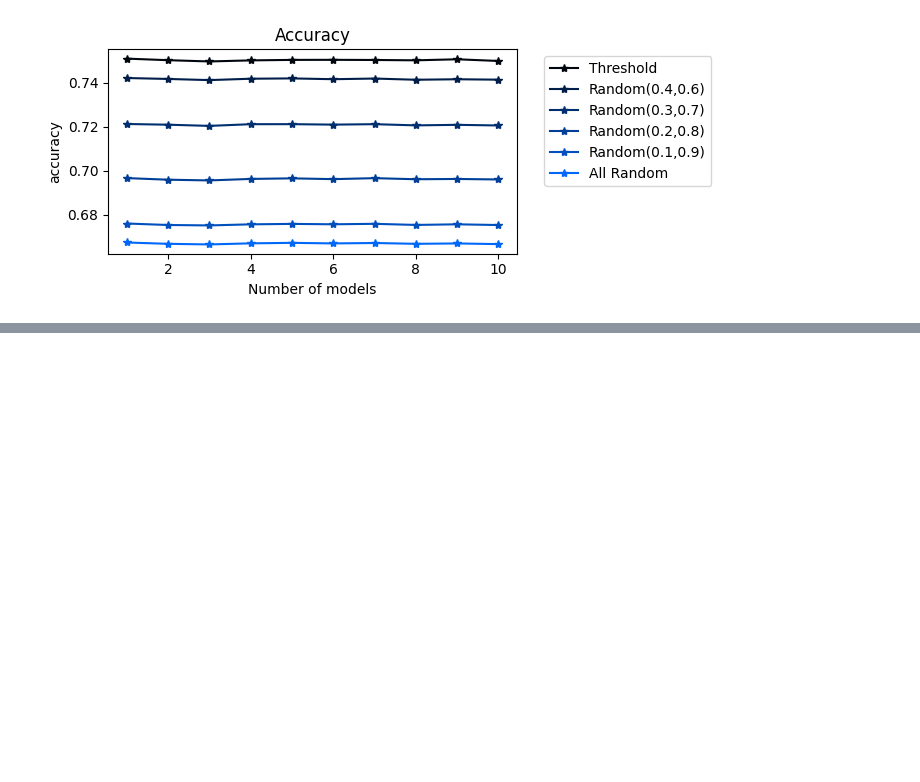
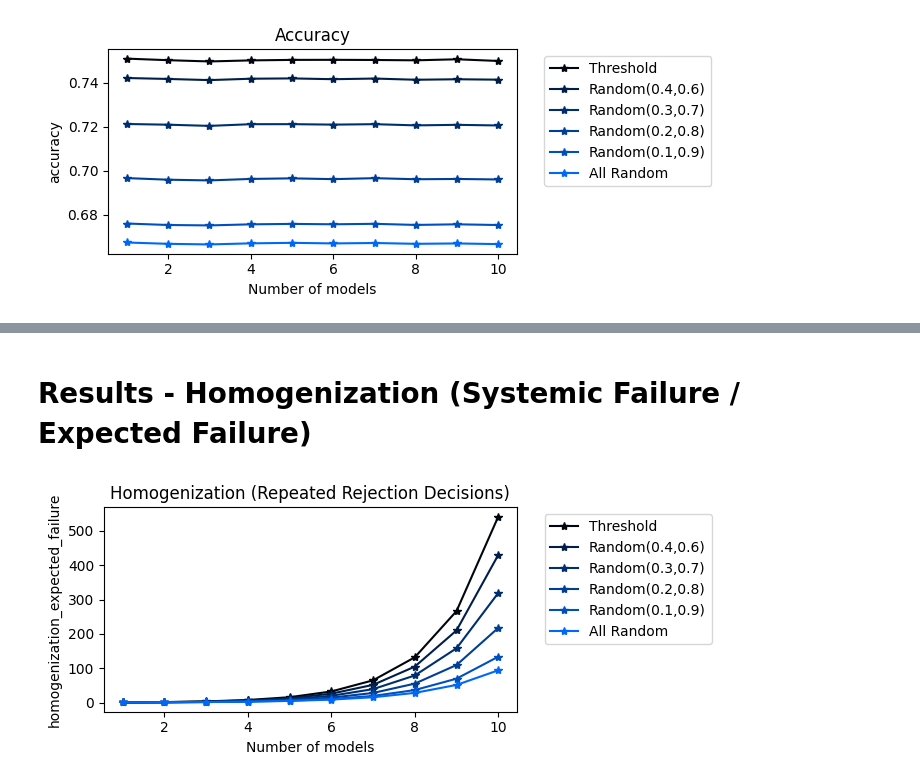
Before and after one commit to shomikj/severity_randomness, a Jupyter notebook: Simulated Experiment.ipynb, the cells around one changed output, grey strips where cells are left out. Drawn from its saved outputs; the diff is of its cells as text; code cells hidden in the pictures; blank space fills up the shorter version.

```diff
--- a/Simulated Experiment.ipynb
+++ b/Simulated Experiment.ipynb
@@ -187,0 +203,6 @@ plot(df, "Systemic Success", "systemic_success", "lockout")
+# %% [markdown]
+# Results - Homogenization (Systemic Failure / Expected Failure)
+# %%
+plot(df, "Homogenization (Repeated Rejection Decisions)", "homogenization_expected_failure", "lockout", False)
+# %% [output]
+[figure, added]
```
Also changed, not shown: parts of 34 cells of this notebook.
